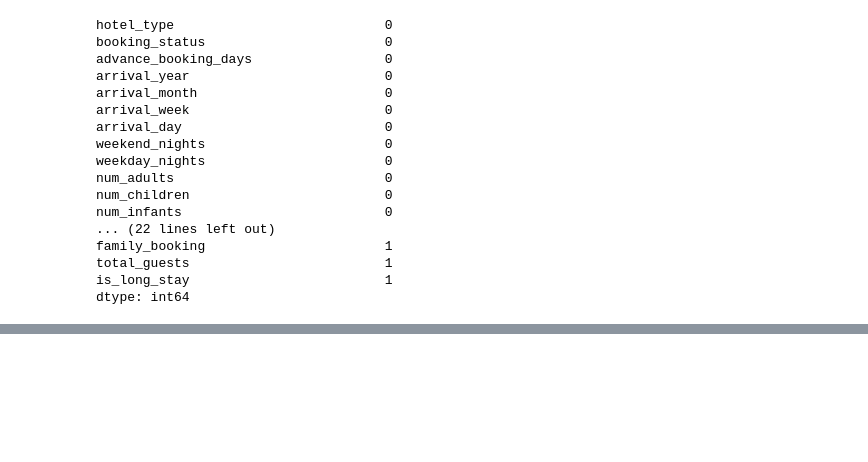
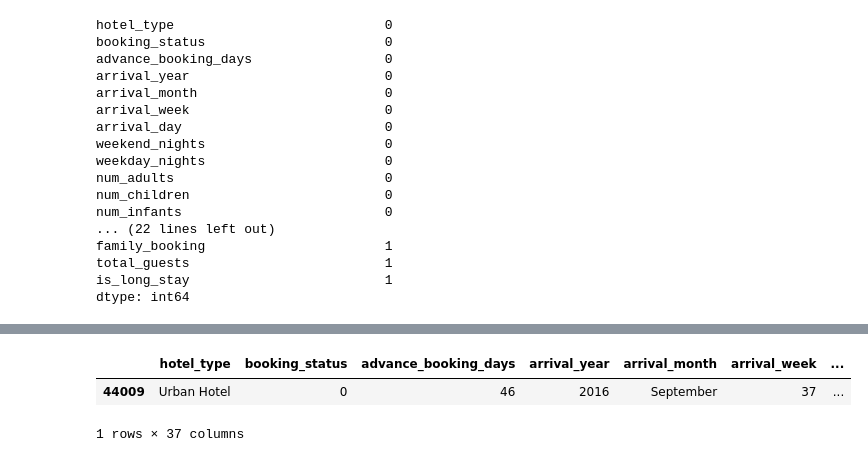
Before and after one commit to mokshithr530/bigdatacheck, a Jupyter notebook: dataset/machintest.ipynb, the cells around one changed output, grey strips where cells are left out. Saved outputs shown, nothing was run; the diff lists cells and outputs as text; code cells hidden in the pictures; blank space fills up the shorter version.

```diff
--- a/dataset/machintest.ipynb
+++ b/dataset/machintest.ipynb
@@ -246,3 +245,7 @@ dtype: int64
 # %%
 #just like before we can see null values allot in travel agent id
 #so all those null values we can assume just asume by thinking that people checked in through without a travel agent
+#this im saying thAt this might be not exactly this
+dfcl['travel_agent_id']=dfcl['travel_agent_id'].fillna(0)
+dfcl.isnull().sum()
+#so yes we have given the value of no travel agent as 0
@@ -248,0 +270,6 @@ dtype: int64
+# %%
+dfcl[dfcl.isnull().any(axis=1)]
+# %% [output]
+|  | hotel_type | booking_status | advance_booking_days | arrival_year | arrival_month | arrival_week | ... |
+| 44009 | Urban Hotel | 0 | 46 | 2016 | September | 37 | ... |
+1 rows × 37 columns
```
Also changed, not shown: parts of 7 cells of this notebook.
